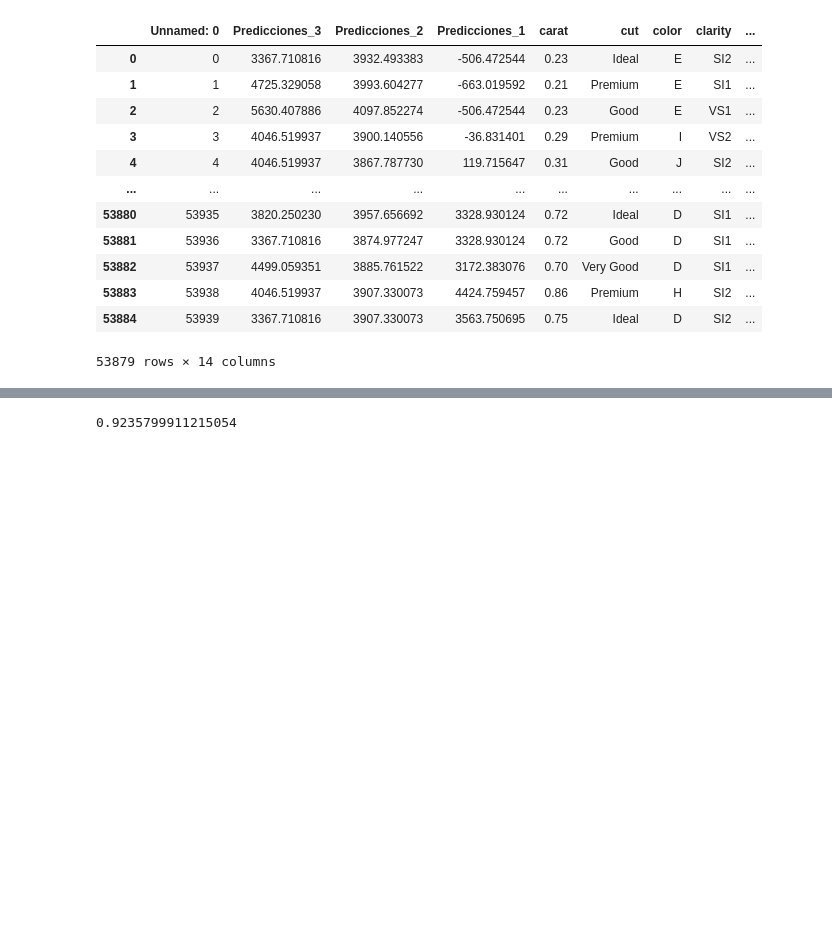
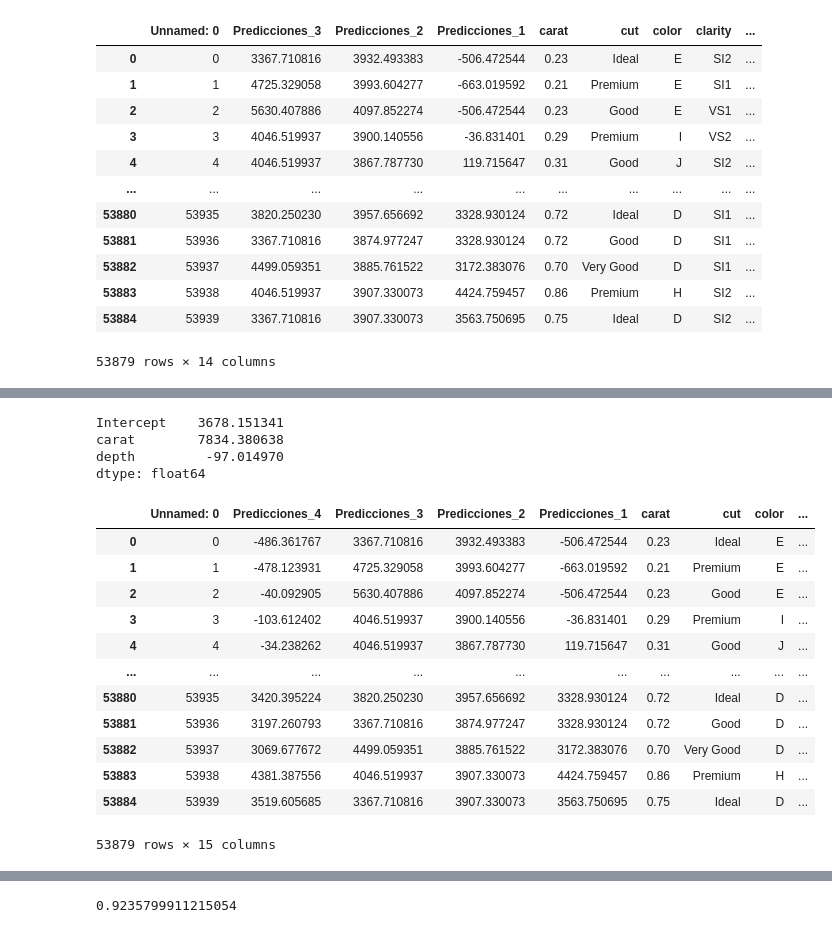
Before and after one commit to rodrigoruizteodoro/Actividad-1, a Jupyter notebook: Actividad1.ipynb, the cells around one changed output, grey strips where cells are left out. Cells and saved outputs as stored; diff of their text form; code cells hidden in the pictures; blank space fills up the shorter version.

```diff
--- a/Actividad1.ipynb
+++ b/Actividad1.ipynb
@@ -550,3 +552,32 @@ Notes:
 [1] Standard Errors assume that the covariance matrix of the errors is correctly specified.
 [2] The condition number is large, 1.48e+03. This might indicate that there are
 strong multicollinearity or other numerical problems.
+# %%
+#Carat y depth
+
+model4 = smf.ols('price ~ carat + depth', data=data3).fit()
+model4.params
+# %% [output]
+Intercept    3678.151341
+carat        7834.380638
+depth         -97.014970
+dtype: float64
+# %%
+#Agregamos la columna de predicción al dataframe
+Form4= 3678.151341 + 7834.380638*data3["carat"]-97.014970*data3["depth"]
+data3.insert(loc=1, column='Predicciones_4', value=Form4)
+data3
+# %% [output]
+|  | Unnamed: 0 | Predicciones_4 | Predicciones_3 | Predicciones_2 | Predicciones_1 | carat | cut | color | ... |
+| 0 | 0 | -486.361767 | 3367.710816 | 3932.493383 | -506.472544 | 0.23 | Ideal | E | ... |
+| 1 | 1 | -478.123931 | 4725.329058 | 3993.604277 | -663.019592 | 0.21 | Premium | E | ... |
+| 2 | 2 | -40.092905 | 5630.407886 | 4097.852274 | -506.472544 | 0.23 | Good | E | ... |
+| 3 | 3 | -103.612402 | 4046.519937 | 3900.140556 | -36.831401 | 0.29 | Premium | I | ... |
+| 4 | 4 | -34.238262 | 4046.519937 | 3867.787730 | 119.715647 | 0.31 | Good | J | ... |
+| ... | ... | ... | ... | ... | ... | ... | ... | ... | ... |
+| 53880 | 53935 | 3420.395224 | 3820.250230 | 3957.656692 | 3328.930124 | 0.72 | Ideal | D | ... |
+| 53881 | 53936 | 3197.260793 | 3367.710816 | 3874.977247 | 3328.930124 | 0.72 | Good | D | ... |
+| 53882 | 53937 | 3069.677672 | 4499.059351 | 3885.761522 | 3172.383076 | 0.70 | Very Good | D | ... |
+| 53883 | 53938 | 4381.387556 | 4046.519937 | 3907.330073 | 4424.759457 | 0.86 | Premium | H | ... |
+| 53884 | 53939 | 3519.605685 | 3367.710816 | 3907.330073 | 3563.750695 | 0.75 | Ideal | D | ... |
+53879 rows × 15 columns
```
Also changed, not shown: parts of 7 cells of this notebook.
